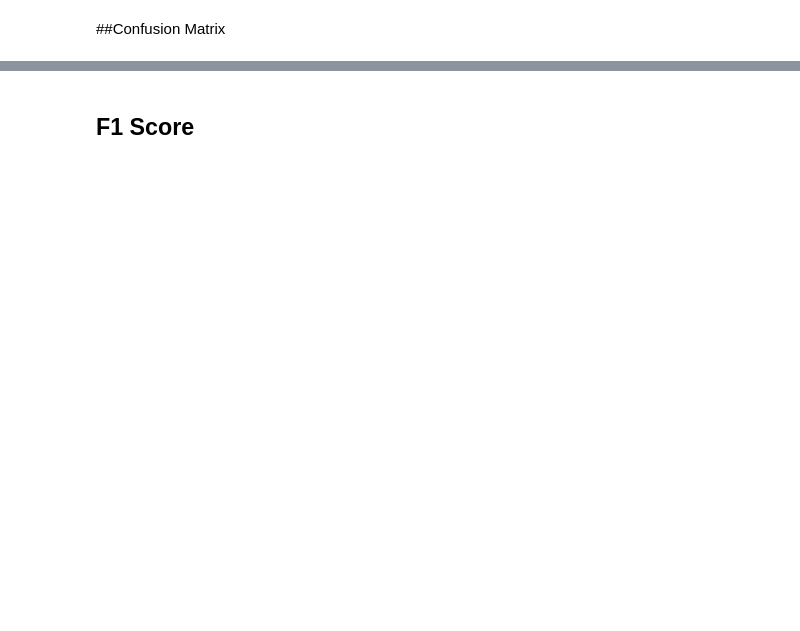
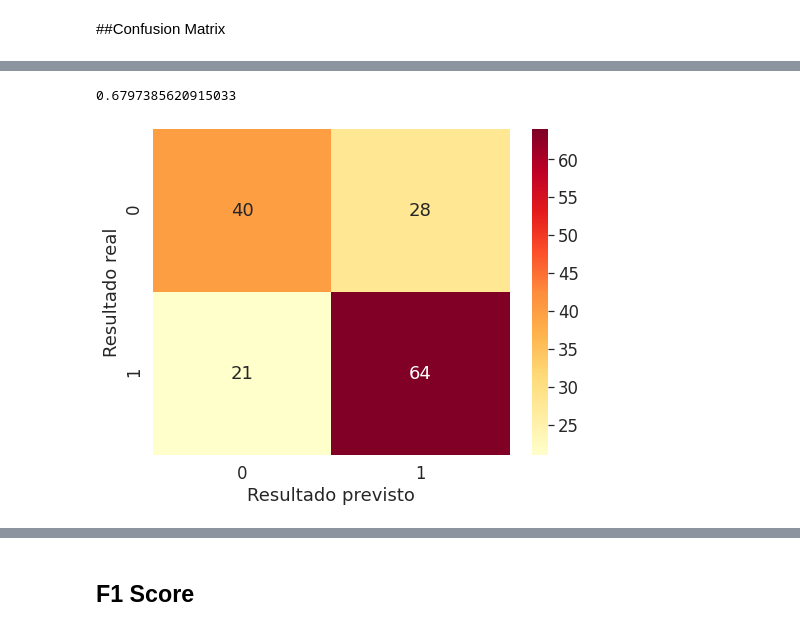
Before and after one commit to data-science-SG/2020_INF425_NLP_SeReS, a Jupyter notebook: eda/03_modelo_detecção_de_sinais_de_depressão.ipynb, the cells around one changed output, grey strips where cells are left out. Cells and saved outputs as stored; diff of their text form; code cells hidden in the pictures; blank space fills up the shorter version.

```diff
--- a/eda/03_modelo_detecção_de_sinais_de_depressão.ipynb
+++ b/eda/03_modelo_detecção_de_sinais_de_depressão.ipynb
@@ -486,11 +482,7 @@ X_train.shape, X_train[0].shape, Y_train.shape, Y_train[0].shape
-# %%
-X_test = np.vstack(X_test_df['emotions_avg_dist'])
-Y_test = np.vstack(y_test).reshape(-1,1)
-X_test.shape, X_test[0].shape, Y_test.shape, Y_test[0].shape
 # %%
-data_train = (torch.FloatTensor(X_train), torch.FloatTensor(Y_train))
+data_train = (torch.FloatTensor(X_train), torch.FloatTensor(y_train))
 
-data_test = (torch.FloatTensor(X_test), torch.FloatTensor(Y_test))
+data_test = (torch.FloatTensor(X_test), torch.FloatTensor(y_test))
 # %% [markdown]
 ## Melhorando com hiperparâmetros
 # %%
@@ -535,16 +533,23 @@ if Ajustar_Hiperparametros:
     print(f'Testing parameters {idx}/{Num_HyperParams_to_test}: {params}')
 
     torch.manual_seed(666)
-    model = depression_detection(n_in=6, num_layers=L, num_units=num_units)
+    model = depression_detection(n_in=6, num_layers=L, num_units=num_units, n_units_lstm=n_units_lstm, dim_lstm=6)
+    if CUDA_flag:
+      model.cuda()
     optimizer = torch.optim.Adam(model.parameters(), lr = learning_rate)
     model, losses, accs = train_loop(model, data_train, data_test, max_epochs=max_epochs, print_iters=1000)
 
     # print(f'Model {model}',f'Criterion: {criterion}',f'Optimizer: {optimizer}',sep=2*'\n')
 
     X_test, Y_test = data_test
+
+    if CUDA_flag:
+      X_test = X_test.cuda()
+      Y_test = Y_test.cuda()
+
     with torch.no_grad():
       Y_pred = model(X_test)
-      num_hits  = torch.sum(torch.round(Y_pred)==Y_test).numpy()
+      num_hits  = torch.sum(torch.round(Y_pred)==Y_test).cpu().numpy()
       num_total =  float(Y_test.numel())
       acc_test = num_hits/num_total
       # print(f'TEST SCORE: Torch loss {acc_test.item():10.6f}  (ANN)')
@@ -565,4 +570,4 @@ if Ajustar_Hiperparametros:
 else:
   model = depression_detection(n_in=6, num_layers=2, num_units=[6,48])
   optimizer = torch.optim.Adam(model.parameters(), lr = 0.1)
-  best_model, losses_best, acc_best = train_loop(model, data_train, data_test,max_epochs=2000, print_iters=1)
+  best_model, losses_best, acc_best = train_loop(model, data_train, data_test,max_epochs=2000, print_iters=50)
@@ -596,11 +636,5 @@ plot_loss_and_accuracy(losses_best, acc_best)
 # %% [markdown]
 ##Confusion Matrix
-# %%
-X_test = np.vstack(X_test)
-Y_test = np.vstack(y_test).reshape(-1,1)
-X_test = torch.FloatTensor(X_test)
-Y_test =  torch.FloatTensor(Y_test)
-X_test.shape, Y_test.shape
 # %%
 Y_pred = best_model(X_test)
 #Y_pred[:10]
@@ -609,30 +645,39 @@ Y_test.dtype
 # %%
 X, Y = data_test
+
+if CUDA_flag:
+  X = X.cuda()
+  Y = Y.cuda()
+
 with torch.no_grad():
     Y2 = best_model(X)
-    num_hits  = torch.sum(torch.round(Y2)==Y).numpy()
+    num_hits  = torch.sum(torch.round(Y2)==Y).cpu().numpy()
     num_total =  float(Y.numel())
     acc_test = num_hits/num_total
 
 acc_test
+# %% [output]
+0.6797385620915033
 # %%
 import seaborn as sns
 import matplotlib.pyplot as plt
 from sklearn.metrics import confusion_matrix
 
 sns.set(font_scale=1.5)
 
 # confusion matrix daora TEM Q MELHORAR
 def plot_conf_mat(y_test, y_preds, norm=None):
    fig, ax = plt.subplots(figsize=(8, 6))
    ax = sns.heatmap(confusion_matrix(y_test, y_preds, normalize=norm),
                    annot=True,
                     fmt="d",
                     cmap="YlOrRd")
    plt.xlabel("Resultado previsto")
    plt.ylabel("Resultado real")
 
 
-plot_conf_mat(Y_test.detach().numpy(), Y_pred.detach().numpy().round())
+plot_conf_mat(Y_test.detach().cpu().numpy(), Y_pred.detach().cpu().numpy().round())
+# %% [output]
+[figure, added]
 # %%
 Y_predtrain = best_model(X_train)
```
Also changed, not shown: parts of 124 cells of this notebook, 1 other file.
